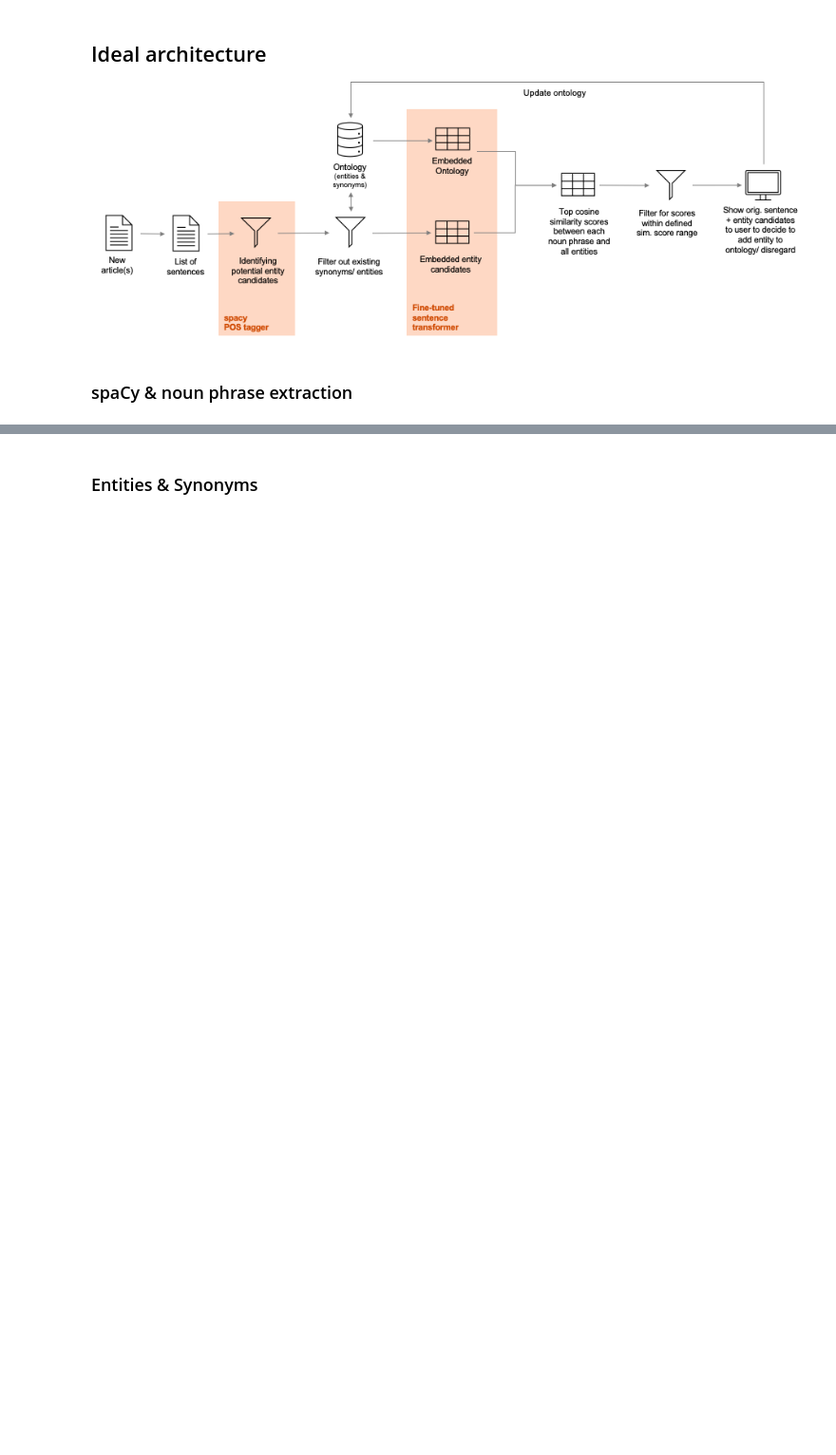
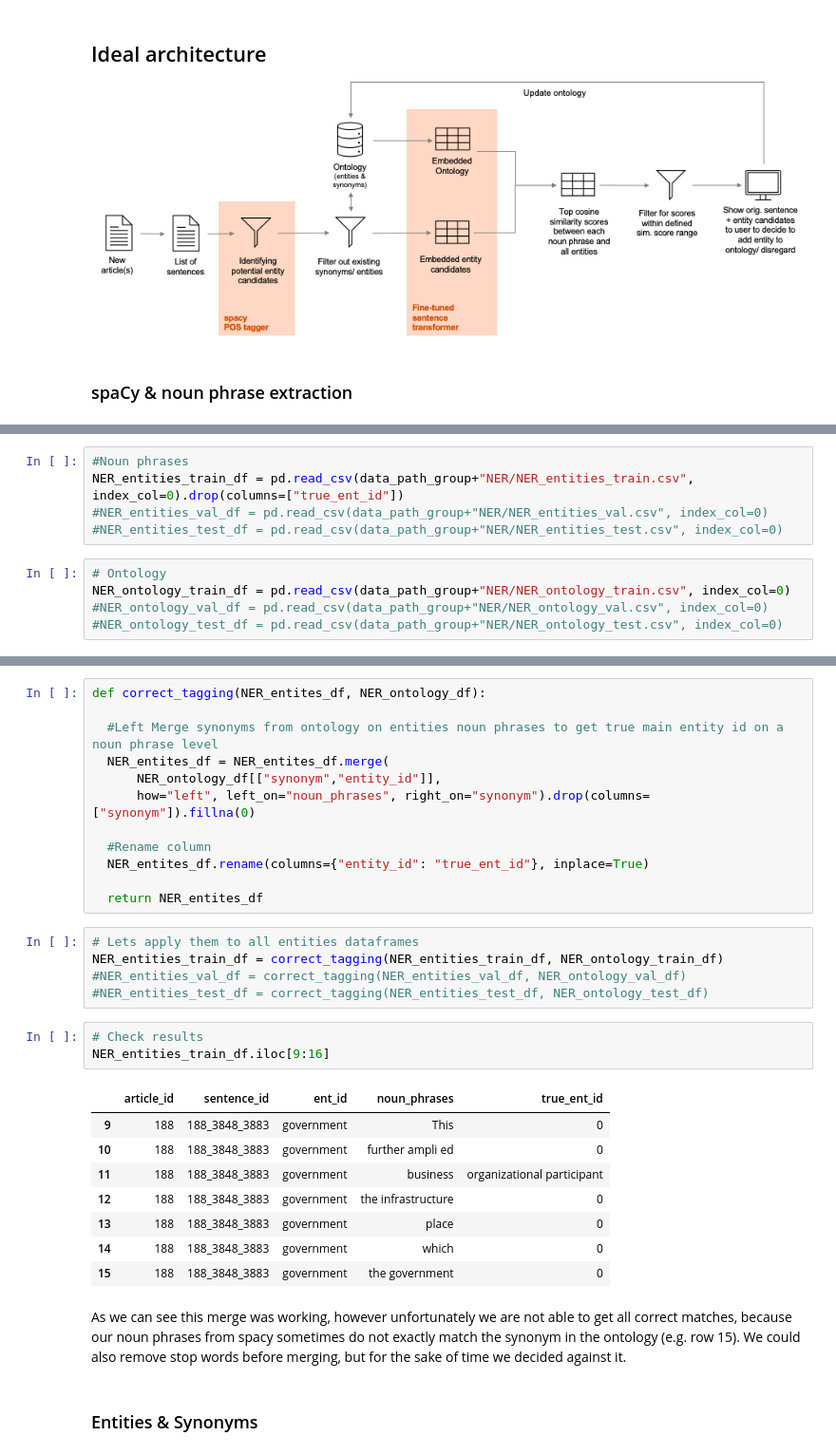
Before and after one commit to Heity94/TWSM_Lab, a Jupyter notebook: Project/Team1_ProjectReport_main.ipynb, the cells around one changed output, grey strips where cells are left out. Shown at 95% size. Saved outputs shown, nothing was run; the diff lists cells and outputs as text; blank space fills up the shorter version.

```diff
--- a/Project/Team1_ProjectReport_main.ipynb
+++ b/Project/Team1_ProjectReport_main.ipynb
@@ -59,0 +66,10 @@ data_path_group = data_path[:-10]+"Topic 1/Data_Team1/" #to access files created
+# %%
+#Noun phrases
+NER_entities_train_df = pd.read_csv(data_path_group+"NER/NER_entities_train.csv", index_col=0).drop(columns=["true_ent_id"])
+#NER_entities_val_df = pd.read_csv(data_path_group+"NER/NER_entities_val.csv", index_col=0)
+#NER_entities_test_df = pd.read_csv(data_path_group+"NER/NER_entities_test.csv", index_col=0)
+# %%
+# Ontology
+NER_ontology_train_df = pd.read_csv(data_path_group+"NER/NER_ontology_train.csv", index_col=0)
+#NER_ontology_val_df = pd.read_csv(data_path_group+"NER/NER_ontology_val.csv", index_col=0)
+#NER_ontology_test_df = pd.read_csv(data_path_group+"NER/NER_ontology_test.csv", index_col=0)
@@ -60,3 +89,34 @@ data_path_group = data_path[:-10]+"Topic 1/Data_Team1/" #to access files created
+# %%
+def correct_tagging(NER_entites_df, NER_ontology_df):
+
+  #Left Merge synonyms from ontology on entities noun phrases to get true main entity id on a noun phrase level
+  NER_entites_df = NER_entites_df.merge(
+      NER_ontology_df[["synonym","entity_id"]],
+      how="left", left_on="noun_phrases", right_on="synonym").drop(columns=["synonym"]).fillna(0)
+
+  #Rename column
+  NER_entites_df.rename(columns={"entity_id": "true_ent_id"}, inplace=True)
+
+  return NER_entites_df
+# %%
+# Lets apply them to all entities dataframes
+NER_entities_train_df = correct_tagging(NER_entities_train_df, NER_ontology_train_df)
+#NER_entities_val_df = correct_tagging(NER_entities_val_df, NER_ontology_val_df)
+#NER_entities_test_df = correct_tagging(NER_entities_test_df, NER_ontology_test_df)
+# %%
+# Check results
+NER_entities_train_df.iloc[9:16]
+# %% [output]
+|  | article_id | sentence_id | ent_id | noun_phrases | true_ent_id |
+| 9 | 188 | 188_3848_3883 | government | This | 0 |
+| 10 | 188 | 188_3848_3883 | government | further ampli ed | 0 |
+| 11 | 188 | 188_3848_3883 | government | business | organizational participant |
+| 12 | 188 | 188_3848_3883 | government | the infrastructure | 0 |
+| 13 | 188 | 188_3848_3883 | government | place | 0 |
+| 14 | 188 | 188_3848_3883 | government | which | 0 |
+| 15 | 188 | 188_3848_3883 | government | the government | 0 |
+# %% [markdown]
+As we can see this merge was working, however unfortunately we are not able to get all correct matches, because our noun phrases from spacy sometimes do not exactly match the synonym in the ontology (e.g. row 15). We could also remove stop words before merging, but for the sake of time we decided against it.
 # %% [markdown]
 ### Entities & Synonyms
 # %% [markdown]
```
Also changed, not shown: parts of 5 cells of this notebook.
